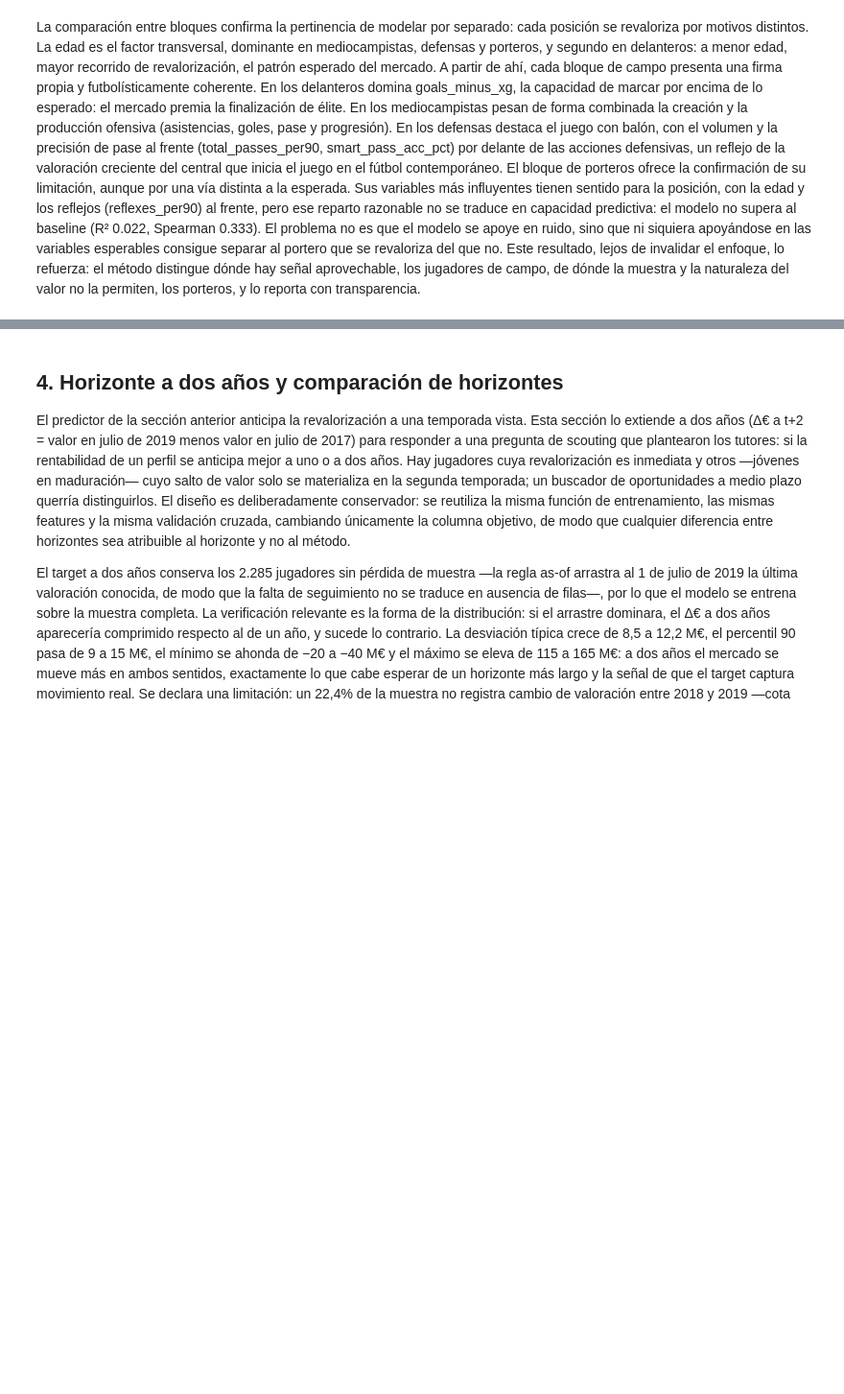
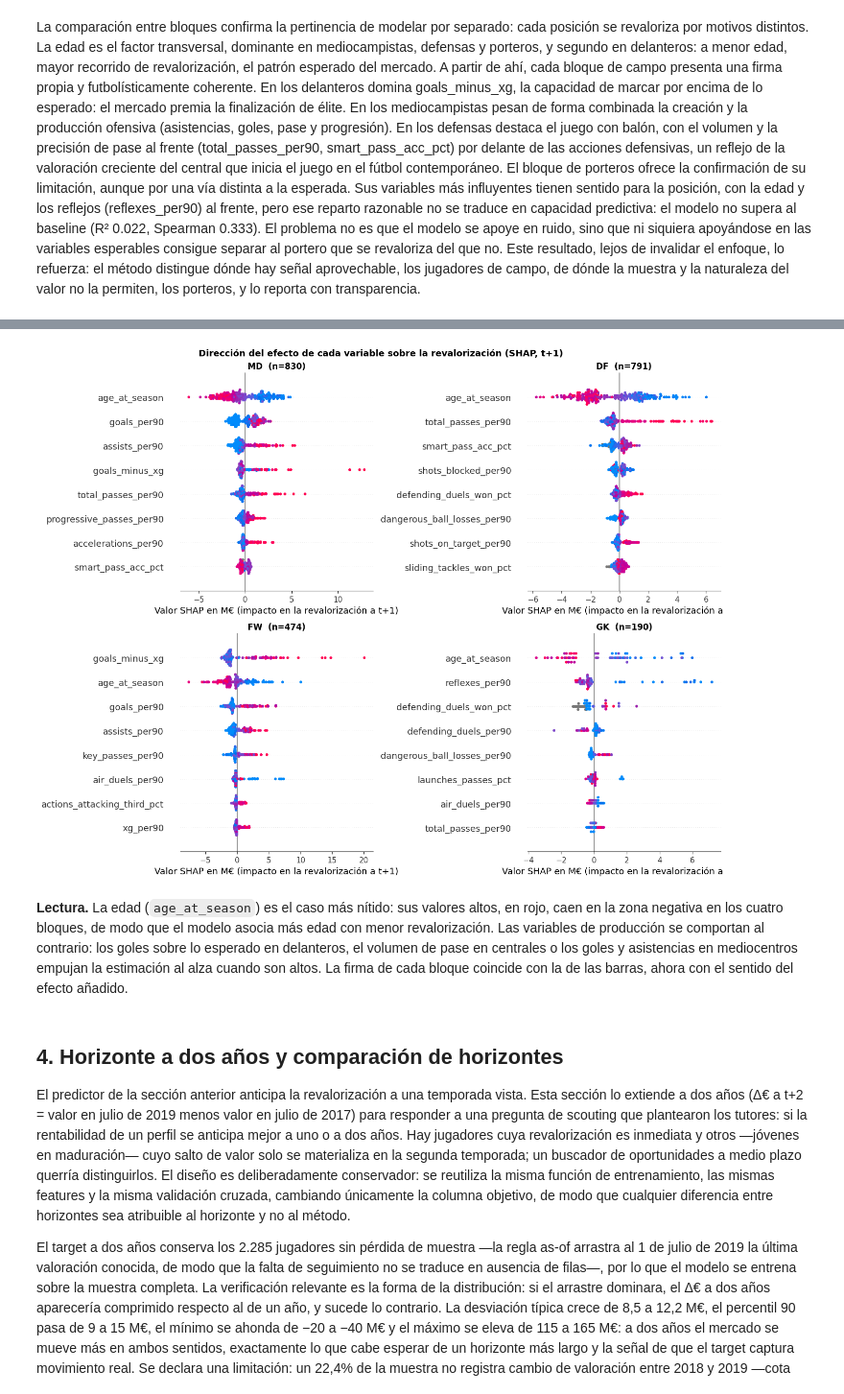
Before and after one commit to mahemar26/tfg-football-scouting, a Jupyter notebook: notebooks/06_value_prediction.ipynb, the cells around one changed output, grey strips where cells are left out. Shown at 96% size. Drawn from its saved outputs; the diff is of its cells as text; code cells hidden in the pictures; blank space fills up the shorter version.

```diff
--- a/notebooks/06_value_prediction.ipynb
+++ b/notebooks/06_value_prediction.ipynb
@@ -369,3 +373,39 @@ El bloque de porteros ofrece la confirmación de su limitación, aunque por una
+# %%
+# Beeswarm SHAP por bloque (dirección del efecto, t+1)
+import shap
+import matplotlib.pyplot as plt
+import numpy as np
+from sklearn.model_selection import train_test_split
+from xgboost import XGBRegressor
+
+def shap_values_bloque(df, block, target_col, feats, seed=42):
+    sub = df[df["position_group"] == block].reset_index(drop=True)
+    X = sub[feats].apply(pd.to_numeric, errors="coerce")
+    y = sub[target_col].to_numpy(dtype=float)
+    Xtr, Xte, ytr, _ = train_test_split(X, y, test_size=0.3, random_state=seed)
+    model = XGBRegressor(n_estimators=400, max_depth=4, learning_rate=0.05,
+                         subsample=0.8, colsample_bytree=0.8, random_state=seed)
+    model.fit(Xtr, ytr)
+    return shap.TreeExplainer(model).shap_values(Xte), Xte
+
+fig = plt.figure(figsize=(14, 11))
+for i, b in enumerate(["MD", "DF", "FW", "GK"]):
+    sv, Xte = shap_values_bloque(df, b, "delta_t1", features)
+    ax = fig.add_subplot(2, 2, i + 1)
+    plt.sca(ax)
+    shap.summary_plot(sv / 1e6, Xte, max_display=8, show=False, plot_size=None, color_bar=False)
+    ax.set_title(f"{b}  (n={(df['position_group'] == b).sum()})", fontweight="bold")
+    ax.set_xlabel("Valor SHAP en M€ (impacto en la revalorización a t+1)")
+fig.suptitle("Dirección del efecto de cada variable sobre la revalorización (SHAP, t+1)",
+             fontweight="bold", fontsize=13)
+fig.tight_layout()
+fig.savefig(FIGS / "fig_rent_shap_beeswarm_t1.png", dpi=200,
+            bbox_inches="tight", facecolor="white")
+plt.show()
+# %% [output]
+[figure, added]
+# %% [markdown]
+**Lectura.** La edad (`age_at_season`) es el caso más nítido: sus valores altos, en rojo, caen en la zona negativa en los cuatro bloques, de modo que el modelo asocia más edad con menor revalorización. Las variables de producción se comportan al contrario: los goles sobre lo esperado en delanteros, el volumen de pase en centrales o los goles y asistencias en mediocentros empujan la estimación al alza cuando son altos. La firma de cada bloque coincide con la de las barras, ahora con el sentido del efecto añadido.
 # %% [markdown]
 ## 4. Horizonte a dos años y comparación de horizontes
 
```
Also changed, not shown: parts of 1 cell of this notebook, 2 other files.
